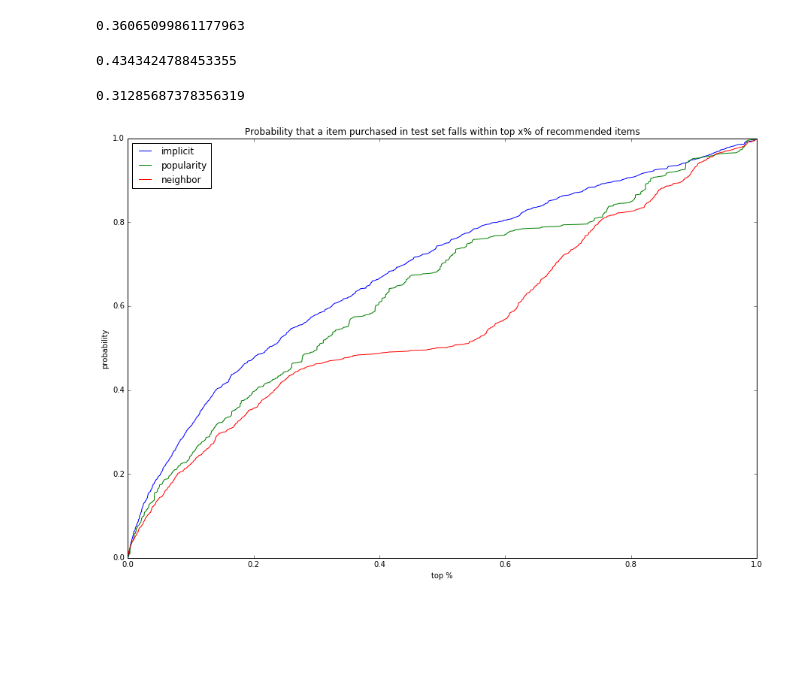
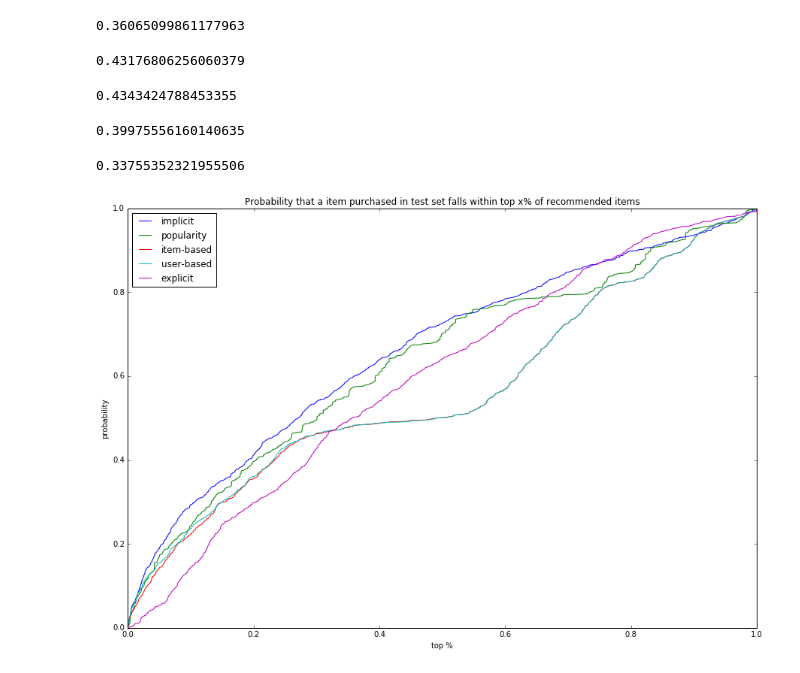
Before and after one commit to owen-hzy/recommendation, a Jupyter notebook: evaluation.ipynb, the cells around one changed output. Drawn from its saved outputs; the diff is of its cells as text; code cells hidden in the pictures; blank space fills up the shorter version.

Commit message:
[update]: compare with explicit model and add user-based cf

```diff
--- a/evaluation.ipynb
+++ b/evaluation.ipynb
@@ -89,26 +89,55 @@ rank_bar_popularity = np.average(rank_ui_popularity, weights=r_ui)
 rank_bar_popularity
 # %% [output]
 0.36065099861177963
+# %%
+### User-based neighborhood recommendation
+from sklearn.metrics.pairwise import pairwise_distances
+S_neighbor_user = np.subtract(1, pairwise_distances(R, metric="cosine"))
+P_hat_neighbor_user = np.dot(S_neighbor_user, R)
+P_hat_neighbor_user_sort = np.argsort(P_hat_neighbor_user)
+rank_ui_neighbor_user = []
+for i in xrange(len(customer_id_index_in_train)):
+    rank_ui_neighbor_user.append(np.where(P_hat_neighbor_user_sort[customer_id_index_in_train[i]][::-1] ==
+                                         item_id_index_in_train[i])[0][0])
+rank_ui_neighbor_user = np.true_divide(rank_ui_neighbor_user, R.shape[1])
+rank_bar_neighbor_user = np.average(rank_ui_neighbor_user, weights=r_ui)
+rank_bar_neighbor_user
+# %% [output]
+0.43176806256060379
 # %%
 ### Item-based neighborhood recommendation
 from sklearn.metrics.pairwise import pairwise_distances
-S_neighbor = np.subtract(1, pairwise_distances(R.T, metric="cosine"))   #This is the similarity matrix
+S_neighbor_item = np.subtract(1, pairwise_distances(R.T, metric="cosine"))   #This is the similarity matrix
 # between each item pair, use cosine similarity as metrics
-P_hat_neighbor = np.dot(R, S_neighbor)
-P_hat_neighbor_sort = np.argsort(P_hat_neighbor)
-rank_ui_neighbor = []
+P_hat_neighbor_item = np.dot(R, S_neighbor_item)
+P_hat_neighbor_item_sort = np.argsort(P_hat_neighbor_item)
+rank_ui_neighbor_item = []
 for i in xrange(len(customer_id_index_in_train)):
-    rank_ui_neighbor.append(np.where(P_hat_neighbor_sort[customer_id_index_in_train[i]][::-1] ==
+    rank_ui_neighbor_item.append(np.where(P_hat_neighbor_item_sort[customer_id_index_in_train[i]][::-1] ==
                                     item_id_index_in_train[i])[0][0])
-rank_ui_neighbor = np.true_divide(rank_ui_neighbor, R.shape[1])
-rank_bar_neighbor = np.average(rank_ui_neighbor, weights=r_ui)
-rank_bar_neighbor
+rank_ui_neighbor_item = np.true_divide(rank_ui_neighbor_item, R.shape[1])
+rank_bar_neighbor_item = np.average(rank_ui_neighbor_item, weights=r_ui)
+rank_bar_neighbor_item
 # %% [output]
 0.4343424788453355
+# %%
+### Explicit Feedback recommendation
+X_exp = np.loadtxt("data/X_exp.csv", delimiter=",")
+Y_exp = np.loadtxt("data/Y_exp.csv", delimiter=",")
+P_hat_exp = np.dot(X_exp, Y_exp.T)
+P_hat_exp_sort = np.argsort(P_hat_exp)
+rank_ui_exp = []
+for i in xrange(len(customer_id_index_in_train)):
+    rank_ui_exp.append(np.where(P_hat_exp_sort[customer_id_index_in_train[i]][::-1] == item_id_index_in_train[i])[0][0])
+rank_ui_exp = np.true_divide(rank_ui_exp, R.shape[1])
+rank_bar_exp = np.average(rank_ui_exp, weights=r_ui)
+rank_bar_exp
+# %% [output]
+0.39975556160140635
 # %%
 ### Implicit Feedback recommendation
-X = np.loadtxt("data/X.csv", delimiter=",")
-Y = np.loadtxt("data/Y.csv", delimiter=",")
+X = np.loadtxt("data/X_3.csv", delimiter=",")
+Y = np.loadtxt("data/Y_3.csv", delimiter=",")
 P_hat = np.dot(X, Y.T)
 P_hat_sort = np.argsort(P_hat)
 rank_ui = []
@@ -118,25 +147,30 @@ rank_ui = np.true_divide(rank_ui, R.shape[1])
 rank_bar = np.average(rank_ui, weights=r_ui)
 rank_bar
 # %% [output]
-0.31285687378356319
+0.33755352321955506
 # %%
 ### draw the CDF
 rank_ui_sorted = np.sort(rank_ui)
 rank_ui_popularity_sorted = np.sort(rank_ui_popularity)
-rank_ui_neighbor_sorted = np.sort(rank_ui_neighbor)
+rank_ui_neighbor_item_sorted = np.sort(rank_ui_neighbor_item)
+rank_ui_neighbor_user_sorted = np.sort(rank_ui_neighbor_user)
+rank_ui_exp_sorted = np.sort(rank_ui_exp)
 
 yvals = np.arange(len(rank_ui_sorted)) / float(len(rank_ui_sorted))
 
 plt.figure(figsize=(15,10))
 plt.plot(rank_ui_sorted, yvals)
 plt.plot(rank_ui_popularity_sorted, yvals)
-plt.plot(rank_ui_neighbor_sorted, yvals)
+plt.plot(rank_ui_neighbor_item_sorted, yvals)
+plt.plot(rank_ui_neighbor_user_sorted, yvals)
+plt.plot(rank_ui_exp_sorted, yvals)
 
 plt.xlabel("top %")
 plt.ylabel("probability")
-plt.legend(["implicit", "popularity", "neighbor"], loc="upper left")
+plt.legend(["implicit", "popularity", "item-based", "user-based", "explicit"], loc="upper left")
 plt.title("Probability that a item purchased in test set falls within top x% of recommended items")
 
 plt.show()
+# plt.savefig("result.png")
 # %% [output]
-[figure, old version]
+[figure, new version]
```
Also changed, not shown: parts of 3 cells of this notebook, 6 other files.
